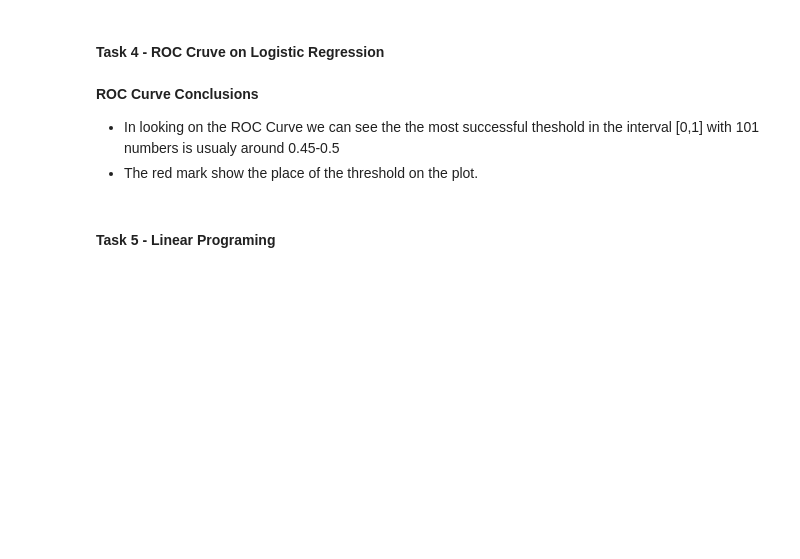
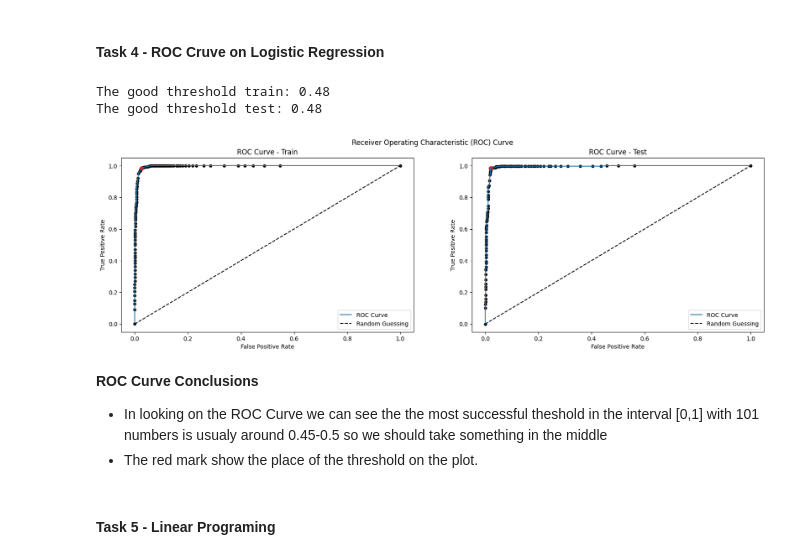
Before and after one commit to OmerKriger/IntroMachineLearning-LogisticRegression-LinearPrograming, a Jupyter notebook: HomeAssignment3 - Code.ipynb, the cells around one changed output. Cells and saved outputs as stored; diff of their text form; code cells hidden in the pictures; blank space fills up the shorter version.

```diff
--- a/HomeAssignment3 - Code.ipynb
+++ b/HomeAssignment3 - Code.ipynb
@@ -227,39 +310,51 @@ print(f'The weights vector:\n{clf._weights}')
 # %% [markdown]
 #### Task 4 - ROC Cruve on Logistic Regression
 # %%
-def plot_roc_curve(y_true, y_prob):
+def plot_roc_curve(y_true, y_prob, ax, title):
     # Compute true positive rate (TPR) and false positive rate (FPR) for different thresholds
     thresholds = np.linspace(0, 1, 101)
     tpr_values = []
     fpr_values = []
     num_positive_cases = sum(y_true)
     num_negative_cases = len(y_true) - num_positive_cases
     for threshold in thresholds:
         y_pred = np.where(y_prob < threshold, 0, 1)
         tp = np.sum((y_true == 1) & (y_pred == 1)) # true positive
         fp = np.sum((y_true == 0) & (y_pred == 1)) # false positive
         tpr = tp / num_positive_cases # create tpr score (recall)
         fpr = fp / num_negative_cases # create fpr score (missing rate)
         # record the scores
         tpr_values.append(tpr)
         fpr_values.append(fpr)
     # change the list to np array for aritmetic between arrays
     tpr_values = np.array(tpr_values)
     fpr_values = np.array(fpr_values)
     # pickup the most the most successful theshold
     good_index = np.argmax(tpr_values-fpr_values) # find the most successful theshold index
     good_threshold = thresholds[good_index] # keep the value
     # Plot the ROC curve
-    plt.plot(fpr_values, tpr_values, label=f'ROC Curve')
-    plt.plot([0, 1], [0, 1], 'k--', label='Random Guessing')
-    plt.scatter(fpr_values, tpr_values,s=20, color='black')
-    plt.scatter(fpr_values[good_index], tpr_values[good_index], marker='o', facecolors='red', edgecolors='red', s=40)
-    plt.xlabel('False Positive Rate')
-    plt.ylabel('True Positive Rate')
-    plt.title('Receiver Operating Characteristic (ROC) Curve')
-    plt.legend(loc='lower right')
-    plt.show()
+    ax.plot(fpr_values, tpr_values, label=f'ROC Curve')
+    ax.plot([0, 1], [0, 1], 'k--', label='Random Guessing')
+    ax.scatter(fpr_values, tpr_values,s=20, color='black')
+    ax.scatter(fpr_values[good_index], tpr_values[good_index], marker='o', facecolors='red', edgecolors='red', s=40)
+    ax.set_xlabel('False Positive Rate')
+    ax.set_ylabel('True Positive Rate')
+    ax.set_title(f'ROC Curve - {title}')
+    ax.legend(loc='lower right')
     return good_threshold
 
-good_threshold= plot_roc_curve(y_tst,clf.predict_proba(X_tst))
-print(f'The good threshold: {good_threshold:.2f}')
+
+fig = plt.figure(figsize=(20,15))
+fig.subplots_adjust(hspace=1, top= 0.95)
+fig.suptitle('Receiver Operating Characteristic (ROC) Curve')
+ax1 = fig.add_subplot(2,2,1)
+good_threshold_train= plot_roc_curve(y_trn,clf.predict_proba(X_trn), ax1, 'Train')
+ax2 = fig.add_subplot(2,2,2)
+good_threshold_test= plot_roc_curve(y_tst,clf.predict_proba(X_tst), ax2, 'Test')
+print(f'The good threshold train: {good_threshold_train:.2f}')
+print(f'The good threshold test: {good_threshold_test:.2f}')
+plt.show()
+# %% [output]
+The good threshold train: 0.48
+The good threshold test: 0.48
+[figure, added]
@@ -275,6 +361,6 @@ print('------------------------------------')
 # %% [markdown]
 **ROC Curve Conclusions**
-- In looking on the ROC Curve we can see the the most successful theshold in the interval [0,1] with 101 numbers is usualy around 0.45-0.5
+- In looking on the ROC Curve we can see the the most successful theshold in the interval [0,1] with 101 numbers is usualy around 0.45-0.5 so we should take something in the middle
 - The red mark show the place of the threshold on the plot.
 # %% [markdown]
 #### Task 5 - Linear Programing
```
Also changed, not shown: parts of 12 cells of this notebook.
